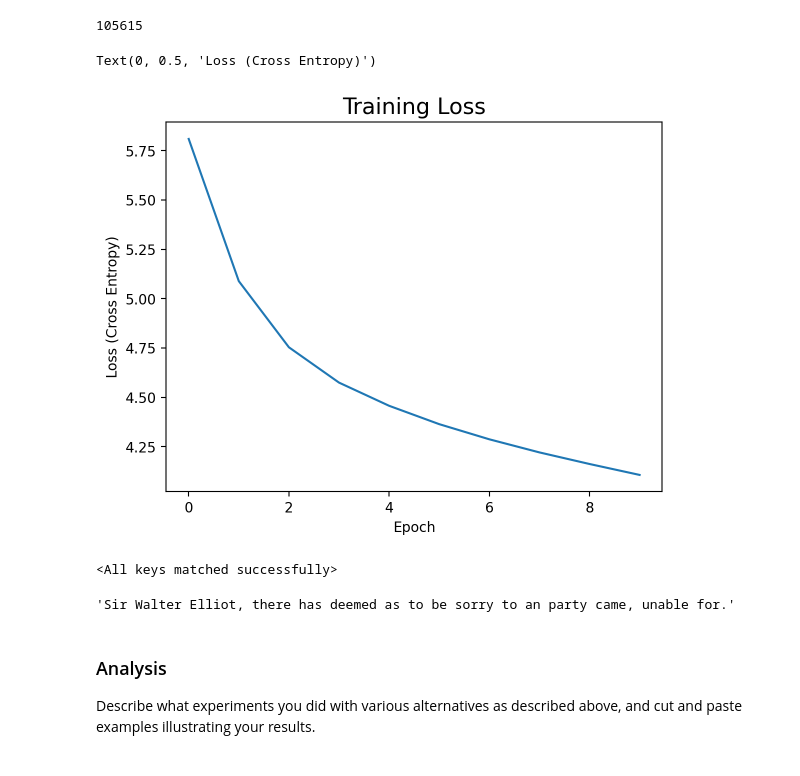
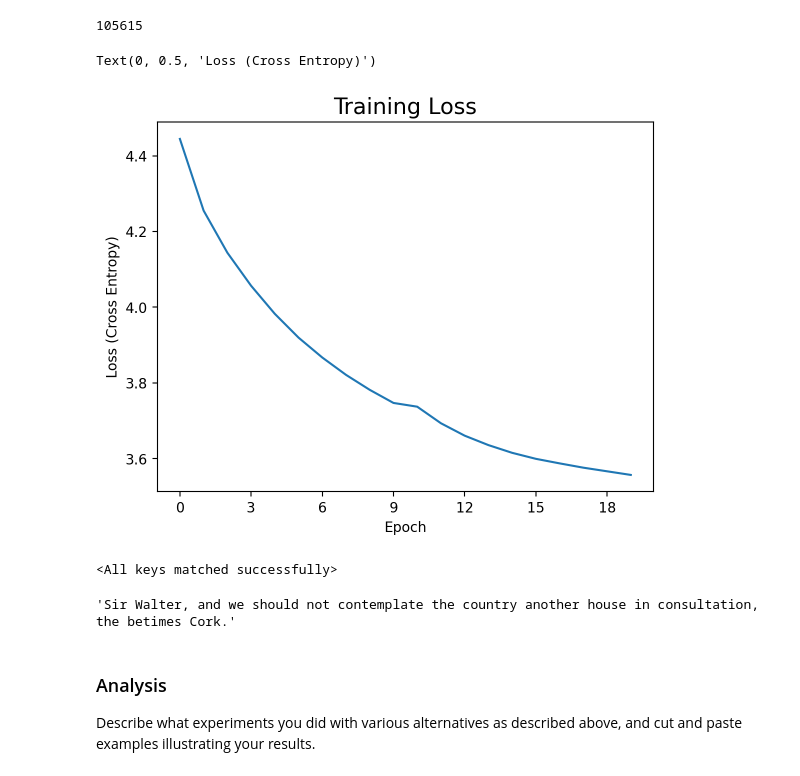
Before and after one commit to lavaman131/CS505-HW, a Jupyter notebook: HW05/HW05.ipynb, the cells around one changed output. Saved outputs shown, nothing was run; the diff lists cells and outputs as text; code cells hidden in the pictures.

```diff
--- a/HW05/HW05.ipynb
+++ b/HW05/HW05.ipynb
@@ -786,5 +876,5 @@ model = Model(embed_dim=EMBEDDING_DIM,
               embeddings=embeddings,
               hidden_size=512,
               num_layers=2,
-              dropout=0.0,
+              dropout=0.5,
               device=device)
@@ -825,6 +899,7 @@ optimizer = torch.optim.Adam(model.parameters(), lr=1e-3)
 def train(
     num_epochs: int,
     save_model_dir: Union[Path, str],
+    history: Dict[str, Any],
     early_stopping: bool = True,
     patience: int = 3,
 ) -> Dict[str, List[float]]:
@@ -838,8 +913,8 @@ def train(
     if not save_model_dir.exists():
         save_model_dir.mkdir()
 
-    history = dict()
-    history["loss"] = []
+    if "loss" not in history:
+        history["loss"] = []
 
     for epoch in range(num_epochs):
         with tqdm(total=len(dataloader), unit="batch", desc=f"Epoch {epoch+1}") as pbar:
@@ -894,5 +971,6 @@ def train(
 # %%
 history = train(num_epochs=10,
+                history=history,
                 early_stopping=True,
                 save_model_dir="saved_models_2",
                 patience=3)
@@ -899,14 +980,23 @@ history = train(num_epochs=10,
+# %%
+history = train(num_epochs=10,
+                history=history,
+                early_stopping=True,
+                save_model_dir="saved_models_2",
+                patience=3)
 # %%
+from matplotlib.ticker import MaxNLocator
+
 fig = plt.figure()
 ax = fig.add_subplot(111)
 
 ax.plot(history["loss"])
+ax.xaxis.set_major_locator(MaxNLocator(integer=True))
 ax.set_title("Training Loss", fontsize=16)
 ax.set_xlabel("Epoch")
 ax.set_ylabel("Loss (Cross Entropy)")
 # %% [output]
 Text(0, 0.5, 'Loss (Cross Entropy)')
-[figure, old version]
+[figure, new version]
 # %%
 model = Model(embed_dim=EMBEDDING_DIM,
               embeddings=embeddings,
@@ -919,11 +1009,11 @@ model.load_state_dict(torch.load("saved_models_2/epoch_9_val_loss_4.107029430070
 # %% [output]
 <All keys matched successfully>
 # %%
-model.generate(text="Sir Walter Elliot",
+model.generate(text="Sir Walter",
                tokenizer=tok, max_tokens=64,
-               temperature=1.0)
+               temperature=1.6)
 # %% [output]
-'Sir Walter Elliot, there has deemed as to be sorry to an party came, unable for.'
+'Sir Walter, and we should not contemplate the country another house in consultation, the betimes Cork.'
 # %% [markdown]
 ### Analysis
 
```
Also changed, not shown: parts of 8 cells of this notebook.
